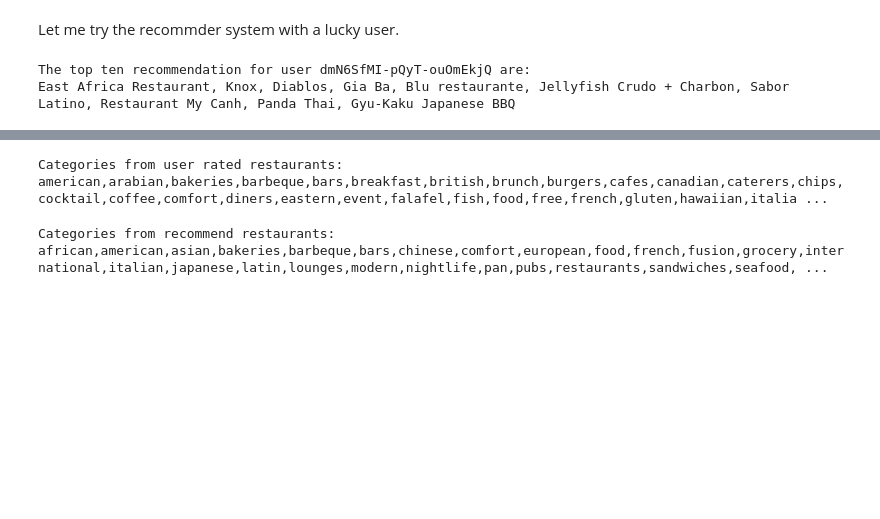
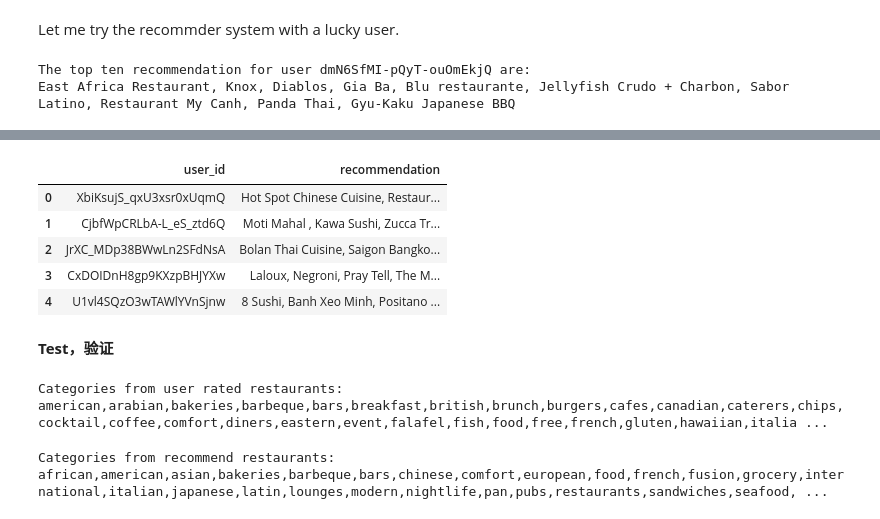
Before and after one commit to DataPieeeee/restaurant-recomendation-system, a Jupyter notebook: Step5_Yelp_Canada_2017&2018_Recommender.ipynb, the cells around one changed output, grey strips where cells are left out. Saved outputs shown, nothing was run; the diff lists cells and outputs as text; code cells hidden in the pictures; blank space fills up the shorter version.

Commit message:
recommendation examples

```diff
--- a/Step5_Yelp_Canada_2017&2018_Recommender.ipynb
+++ b/Step5_Yelp_Canada_2017&2018_Recommender.ipynb
@@ -194,0 +197,7 @@ East Africa Restaurant, Knox, Diablos, Gia Ba, Blu restaurante, Jellyfish Crudo
+# %%
+# 过滤出review>100的user_id
+active_user2 = list(reviews_count_df[reviews_count_df >= 100].index)
+mask2 = [user in active_user2 for user in recommender_df['user_id']]
+active_user_df2 = recommender_df[mask2]
+active_user2_ls = list(active_user_df2['user_id'].unique())
+print(active_user2_ls)
@@ -194,0 +206,19 @@ East Africa Restaurant, Knox, Diablos, Gia Ba, Blu restaurante, Jellyfish Crudo
+# %%
+# lucky_user2 = np.random.choice(active_user_df2['user_id'], 1)[0]
+# lucky_user2
+cfr_ls = []
+rec_engine2 = ItemItemRecommender(neighborhood_size=80)
+rec_engine2.fit(ratings_mat)
+for user in active_user2_ls:
+    current_lucky_user = user
+    current_lucky_user_index = user_id.index(current_lucky_user)
+    lucky_user_recommend2, items_rated_by_this_user2 = rec_engine2.top_n_recs(user_id=current_lucky_user_index, n = 10)
+    cfr_dic = {}
+    cfr_dic['user_id'] = current_lucky_user
+    rec_result = ', '.join(list(set(df['name'][df['business_id'] == business_id[i]]))[0] for i in lucky_user_recommend2)
+    cfr_dic['recommendation'] = rec_result
+    cfr_ls.append(cfr_dic)
+    print("The top ten recommendation for user %s are: " % (current_lucky_user))
+    print('%s' % rec_result)
+    print('\n')
+print(cfr_ls)
@@ -194,0 +243,11 @@ East Africa Restaurant, Knox, Diablos, Gia Ba, Blu restaurante, Jellyfish Crudo
+# %%
+df_cfr = pd.DataFrame(cfr_ls)
+df_cfr = df_cfr[['user_id','recommendation']]
+df_cfr.head()
+# %% [output]
+|  | user_id | recommendation |
+| 0 | XbiKsujS_qxU3xsr0xUqmQ | Hot Spot Chinese Cuisine, Restaur... |
+| 1 | CjbfWpCRLbA-L_eS_ztd6Q | Moti Mahal , Kawa Sushi, Zucca Tr... |
+| 2 | JrXC_MDp38BWwLn2SFdNsA | Bolan Thai Cuisine, Saigon Bangko... |
+| 3 | CxDOIDnH8gp9KXzpBHJYXw | Laloux, Negroni, Pray Tell, The M... |
+| 4 | U1vl4SQzO3wTAWlYVnSjnw | 8 Sushi, Banh Xeo Minh, Positano ... |
@@ -195,3 +256,5 @@ East Africa Restaurant, Knox, Diablos, Gia Ba, Blu restaurante, Jellyfish Crudo
+# %% [markdown]
+**Test，验证**
 # %%
 from sklearn.feature_extraction.text import TfidfVectorizer
 original_rated_restaurants = [list(set(df['name'][df['business_id'] == business_id[i]]))[0] for i in items_rated_by_this_user]
```
Also changed, not shown: parts of 15 cells of this notebook, 3 other files.
